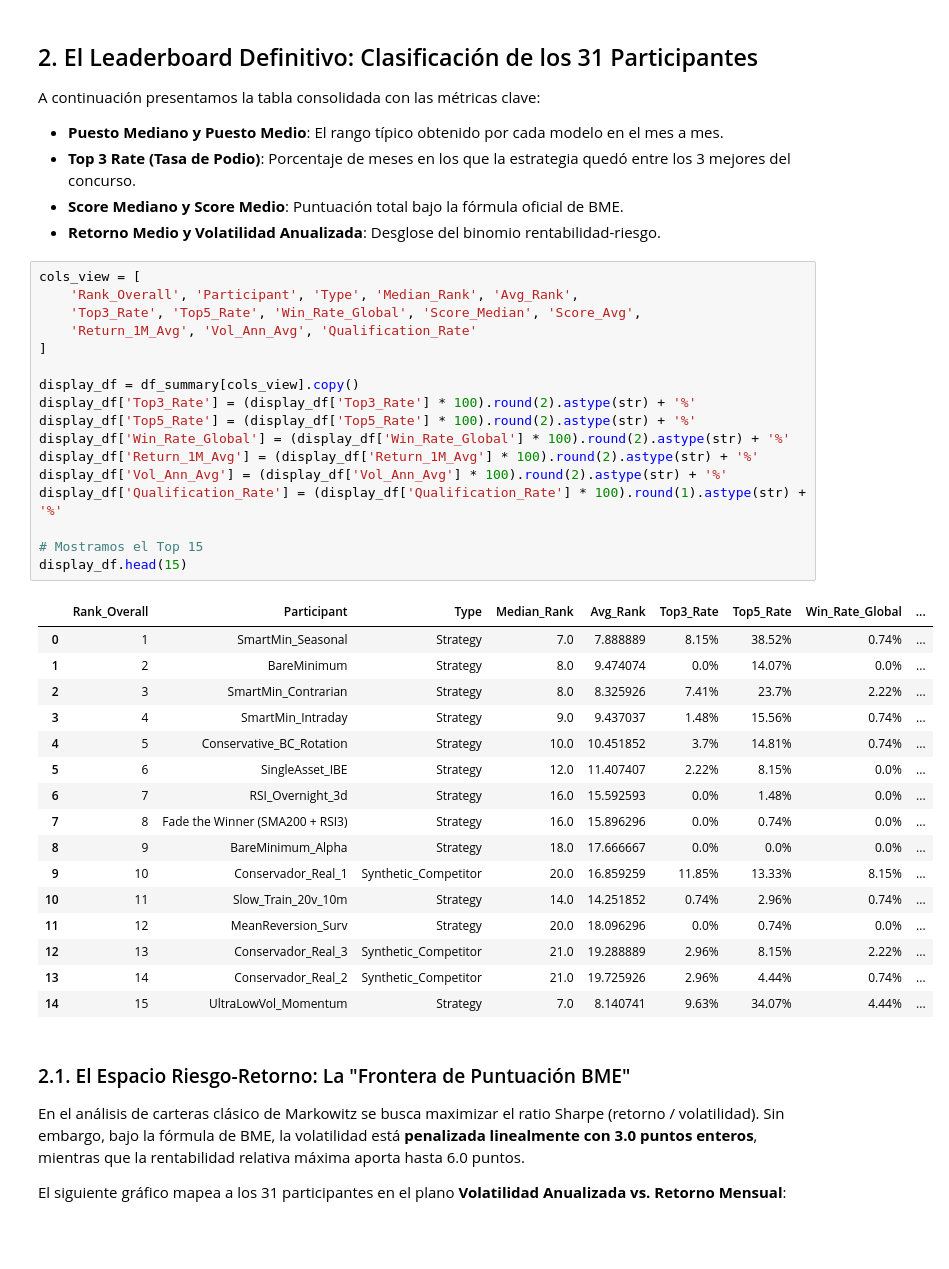
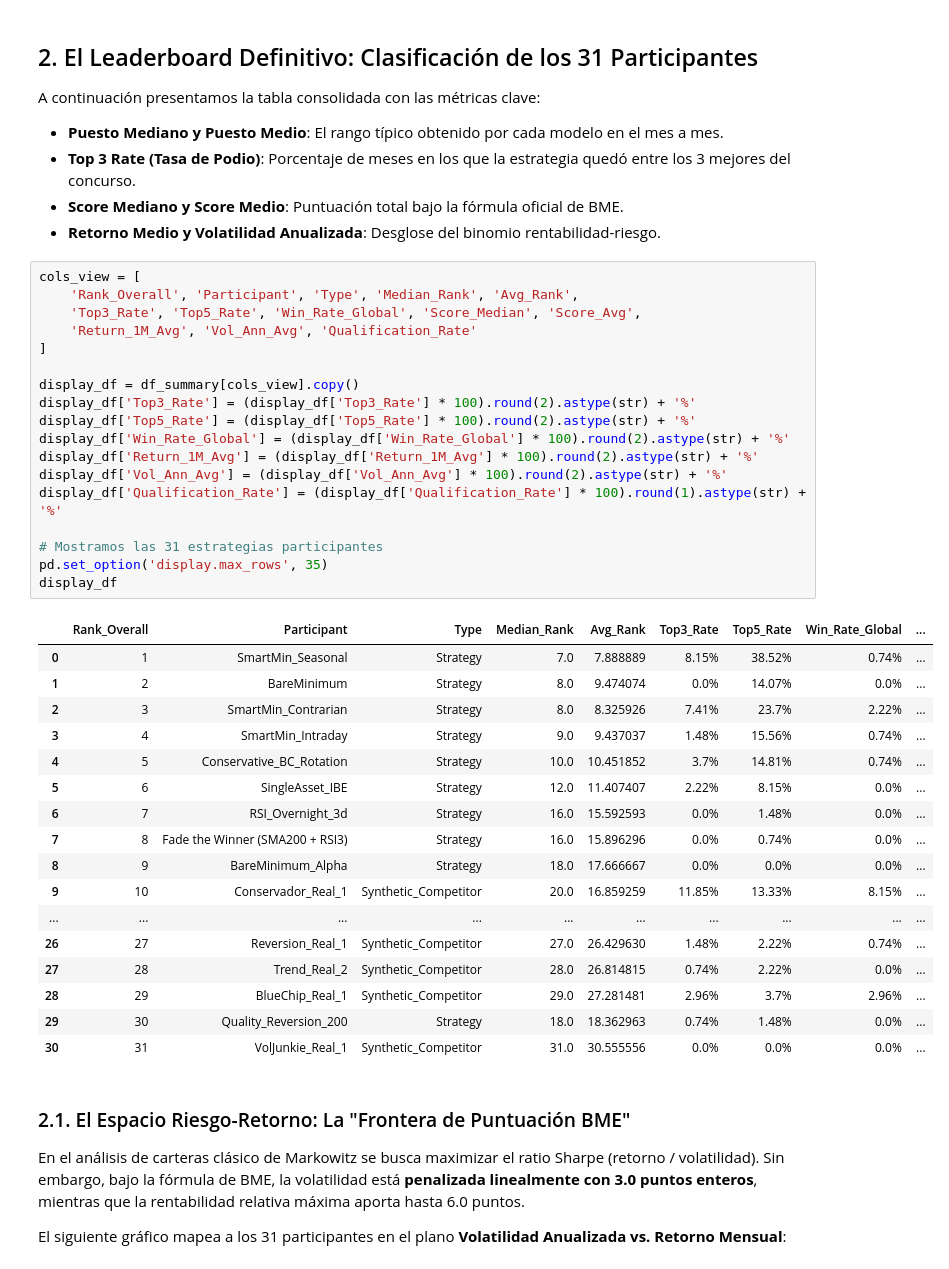
Before and after one commit to AnxoH/bme-contest, a Jupyter notebook: notebooks/06_torneo_maestro_analisis_estrategias.ipynb, the cells around one changed output. Drawn from its saved outputs; the diff is of its cells as text; blank space fills up the shorter version.

```diff
--- a/notebooks/06_torneo_maestro_analisis_estrategias.ipynb
+++ b/notebooks/06_torneo_maestro_analisis_estrategias.ipynb
@@ -80,37 +80,39 @@ A continuación presentamos la tabla consolidada con las métricas clave:
 # %%
 cols_view = [
     'Rank_Overall', 'Participant', 'Type', 'Median_Rank', 'Avg_Rank',
     'Top3_Rate', 'Top5_Rate', 'Win_Rate_Global', 'Score_Median', 'Score_Avg',
     'Return_1M_Avg', 'Vol_Ann_Avg', 'Qualification_Rate'
 ]
 
 display_df = df_summary[cols_view].copy()
 display_df['Top3_Rate'] = (display_df['Top3_Rate'] * 100).round(2).astype(str) + '%'
 display_df['Top5_Rate'] = (display_df['Top5_Rate'] * 100).round(2).astype(str) + '%'
 display_df['Win_Rate_Global'] = (display_df['Win_Rate_Global'] * 100).round(2).astype(str) + '%'
 display_df['Return_1M_Avg'] = (display_df['Return_1M_Avg'] * 100).round(2).astype(str) + '%'
 display_df['Vol_Ann_Avg'] = (display_df['Vol_Ann_Avg'] * 100).round(2).astype(str) + '%'
 display_df['Qualification_Rate'] = (display_df['Qualification_Rate'] * 100).round(1).astype(str) + '%'
 
-# Mostramos el Top 15
-display_df.head(15)
+# Mostramos las 31 estrategias participantes
+pd.set_option('display.max_rows', 35)
+display_df
 # %% [output]
 |  | Rank_Overall | Participant | Type | Median_Rank | Avg_Rank | Top3_Rate | Top5_Rate | Win_Rate_Global | ... |
 | 0 | 1 | SmartMin_Seasonal | Strategy | 7.0 | 7.888889 | 8.15% | 38.52% | 0.74% | ... |
 | 1 | 2 | BareMinimum | Strategy | 8.0 | 9.474074 | 0.0% | 14.07% | 0.0% | ... |
 | 2 | 3 | SmartMin_Contrarian | Strategy | 8.0 | 8.325926 | 7.41% | 23.7% | 2.22% | ... |
 | 3 | 4 | SmartMin_Intraday | Strategy | 9.0 | 9.437037 | 1.48% | 15.56% | 0.74% | ... |
 | 4 | 5 | Conservative_BC_Rotation | Strategy | 10.0 | 10.451852 | 3.7% | 14.81% | 0.74% | ... |
 | 5 | 6 | SingleAsset_IBE | Strategy | 12.0 | 11.407407 | 2.22% | 8.15% | 0.0% | ... |
 | 6 | 7 | RSI_Overnight_3d | Strategy | 16.0 | 15.592593 | 0.0% | 1.48% | 0.0% | ... |
 | 7 | 8 | Fade the Winner (SMA200 + RSI3) | Strategy | 16.0 | 15.896296 | 0.0% | 0.74% | 0.0% | ... |
 | 8 | 9 | BareMinimum_Alpha | Strategy | 18.0 | 17.666667 | 0.0% | 0.0% | 0.0% | ... |
 | 9 | 10 | Conservador_Real_1 | Synthetic_Competitor | 20.0 | 16.859259 | 11.85% | 13.33% | 8.15% | ... |
-| 10 | 11 | Slow_Train_20v_10m | Strategy | 14.0 | 14.251852 | 0.74% | 2.96% | 0.74% | ... |
-| 11 | 12 | MeanReversion_Surv | Strategy | 20.0 | 18.096296 | 0.0% | 0.74% | 0.0% | ... |
-| 12 | 13 | Conservador_Real_3 | Synthetic_Competitor | 21.0 | 19.288889 | 2.96% | 8.15% | 2.22% | ... |
-| 13 | 14 | Conservador_Real_2 | Synthetic_Competitor | 21.0 | 19.725926 | 2.96% | 4.44% | 0.74% | ... |
-| 14 | 15 | UltraLowVol_Momentum | Strategy | 7.0 | 8.140741 | 9.63% | 34.07% | 4.44% | ... |
+| ... | ... | ... | ... | ... | ... | ... | ... | ... | ... |
+| 26 | 27 | Reversion_Real_1 | Synthetic_Competitor | 27.0 | 26.429630 | 1.48% | 2.22% | 0.74% | ... |
+| 27 | 28 | Trend_Real_2 | Synthetic_Competitor | 28.0 | 26.814815 | 0.74% | 2.22% | 0.0% | ... |
+| 28 | 29 | BlueChip_Real_1 | Synthetic_Competitor | 29.0 | 27.281481 | 2.96% | 3.7% | 2.96% | ... |
+| 29 | 30 | Quality_Reversion_200 | Strategy | 18.0 | 18.362963 | 0.74% | 1.48% | 0.0% | ... |
+| 30 | 31 | VolJunkie_Real_1 | Synthetic_Competitor | 31.0 | 30.555556 | 0.0% | 0.0% | 0.0% | ... |
 # %% [markdown]
 ### 2.1. El Espacio Riesgo-Retorno: La "Frontera de Puntuación BME"
 
```
Also changed, not shown: parts of 3 cells of this notebook, 2 other files.
